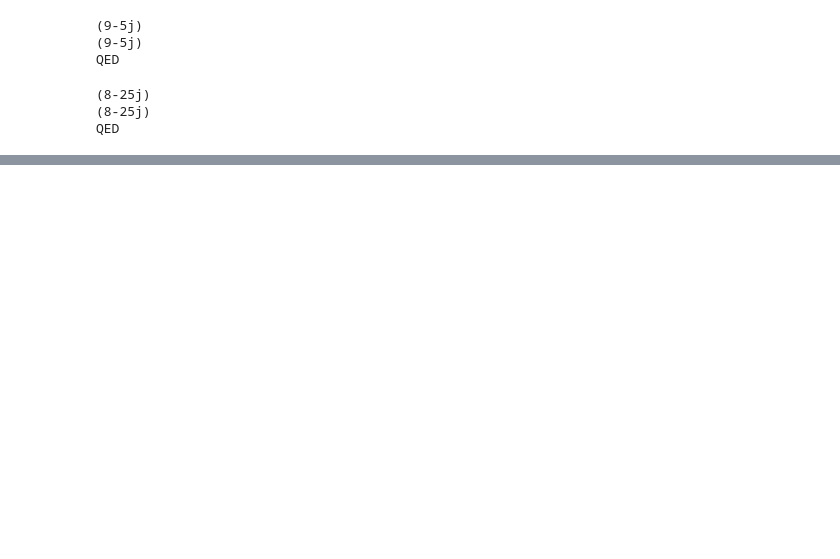
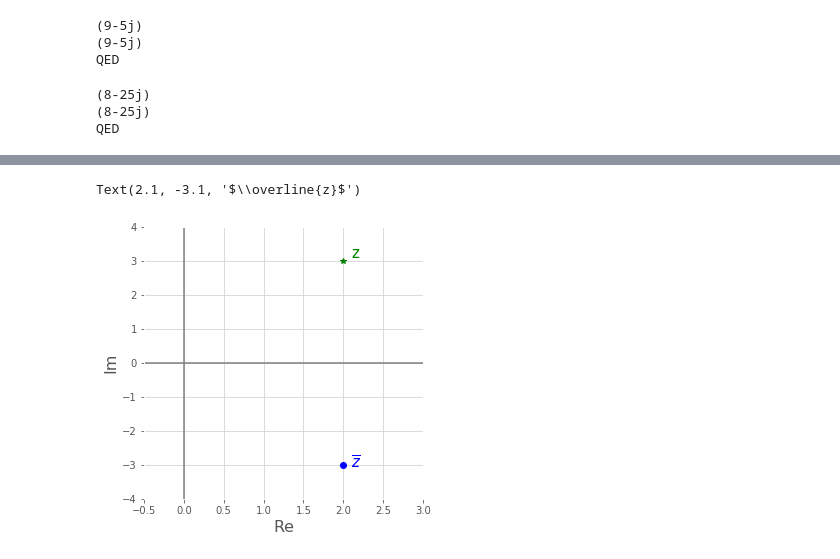
Before and after one commit to TomohiroSakaguchi/LinerAlgebra, a Jupyter notebook: Chap_1_vector/Complex_plane.ipynb, the cells around one changed output, grey strips where cells are left out. Drawn from its saved outputs; the diff is of its cells as text; code cells hidden in the pictures; blank space fills up the shorter version.

```diff
--- a/Chap_1_vector/Complex_plane.ipynb
+++ b/Chap_1_vector/Complex_plane.ipynb
@@ -99,0 +132,16 @@ QED
+# %%
+# FigureとAxes
+fig = plt.figure(figsize = (5, 5))
+ax = fig.add_subplot(111,facecolor='none',alpha = 1)
+coordinate(ax, [-0.5, 3], [-4, 4])
+
+# z = 2+3j
+real_z_var = z_var.real
+imag_z_var = z_var.imag
+
+ax.plot(real_z,imag_z,'g*',real_z_var,imag_z_var,'bo')
+ax.text(real_z+0.1,imag_z+0.1, "z", color = "green", size = 15)
+ax.text(real_z_var+0.1,imag_z_var-0.1, r"$\overline{z}$", color = "blue", size = 15)
+# %% [output]
+Text(2.1, -3.1, '$\\overline{z}$')
+[figure, added]
```
Also changed, not shown: parts of 11 cells of this notebook.
